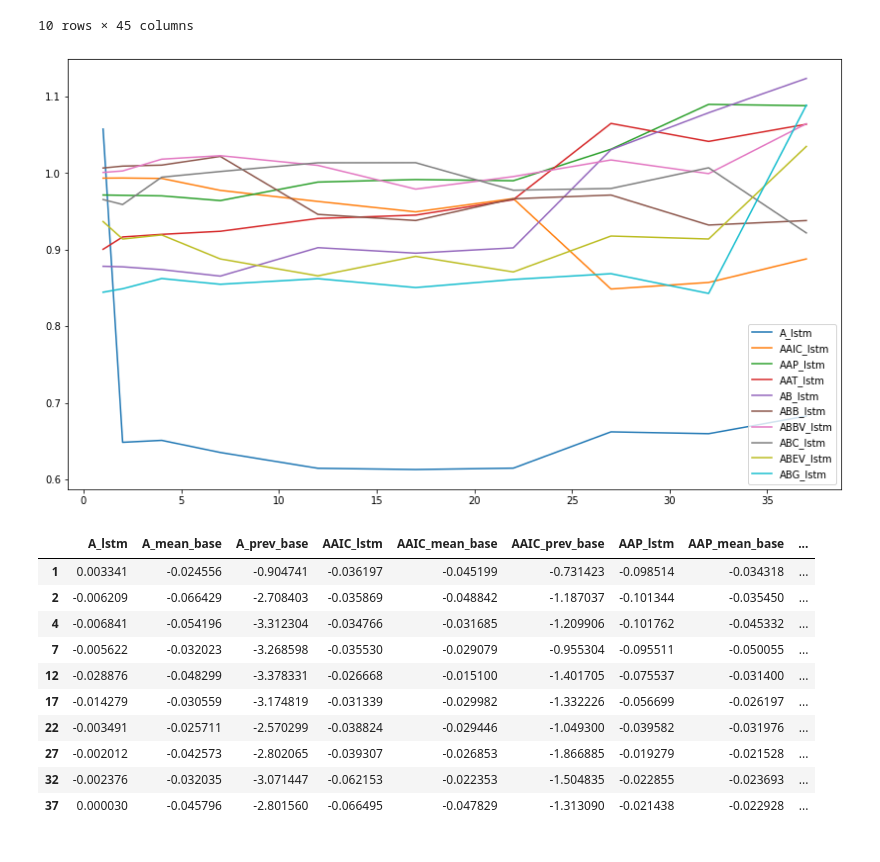
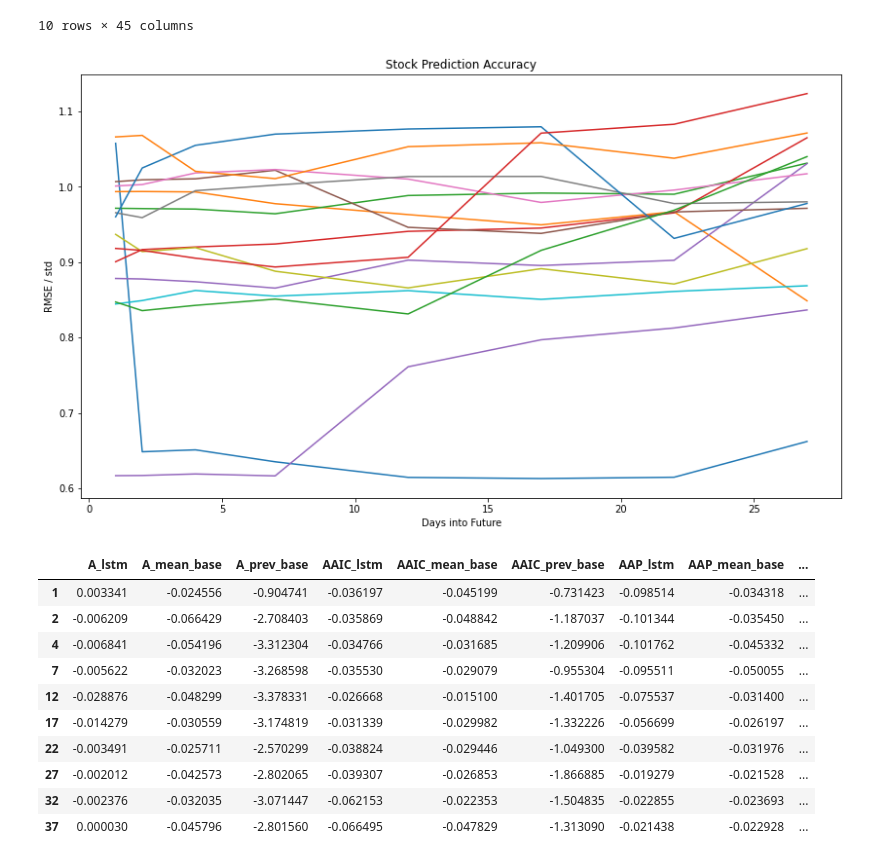
Before and after one commit to Maltanno/Capstone_project, a Jupyter notebook: Comparison.ipynb, the cells around one changed output. Saved outputs shown, nothing was run; the diff lists cells and outputs as text; code cells hidden in the pictures.

```diff
--- a/Comparison.ipynb
+++ b/Comparison.ipynb
@@ -299,10 +301,12 @@ resfsc
 | 32 | 0.659615 | 0.669303 | 1.329382 | 0.857212 | 0.840999 | 1.316390 | 1.089890 | 1.090337 | ... |
 | 37 | 0.682679 | 0.698147 | 1.331081 | 0.887980 | 0.880175 | 1.307736 | 1.088129 | 1.088922 | ... |
 10 rows × 45 columns
-# %%
-resfsc[lstms[:10]].plot(figsize=(14,8));
-# %% [output]
-[figure, removed]
+# %%
+ax = resfsc.loc[:27, lstms].plot(figsize=(14,8), legend=False, title='Stock Prediction Accuracy');
+ax.set_xlabel('Days into Future');
+ax.set_ylabel('RMSE / std');
+# %% [output]
+[figure, added]
 # %%
 #r_squared
 future = [1, 2, 4, 7, 12, 17, 22, 27, 32, 37]
```
Also changed, not shown: parts of 3 cells of this notebook, 1 other file.
